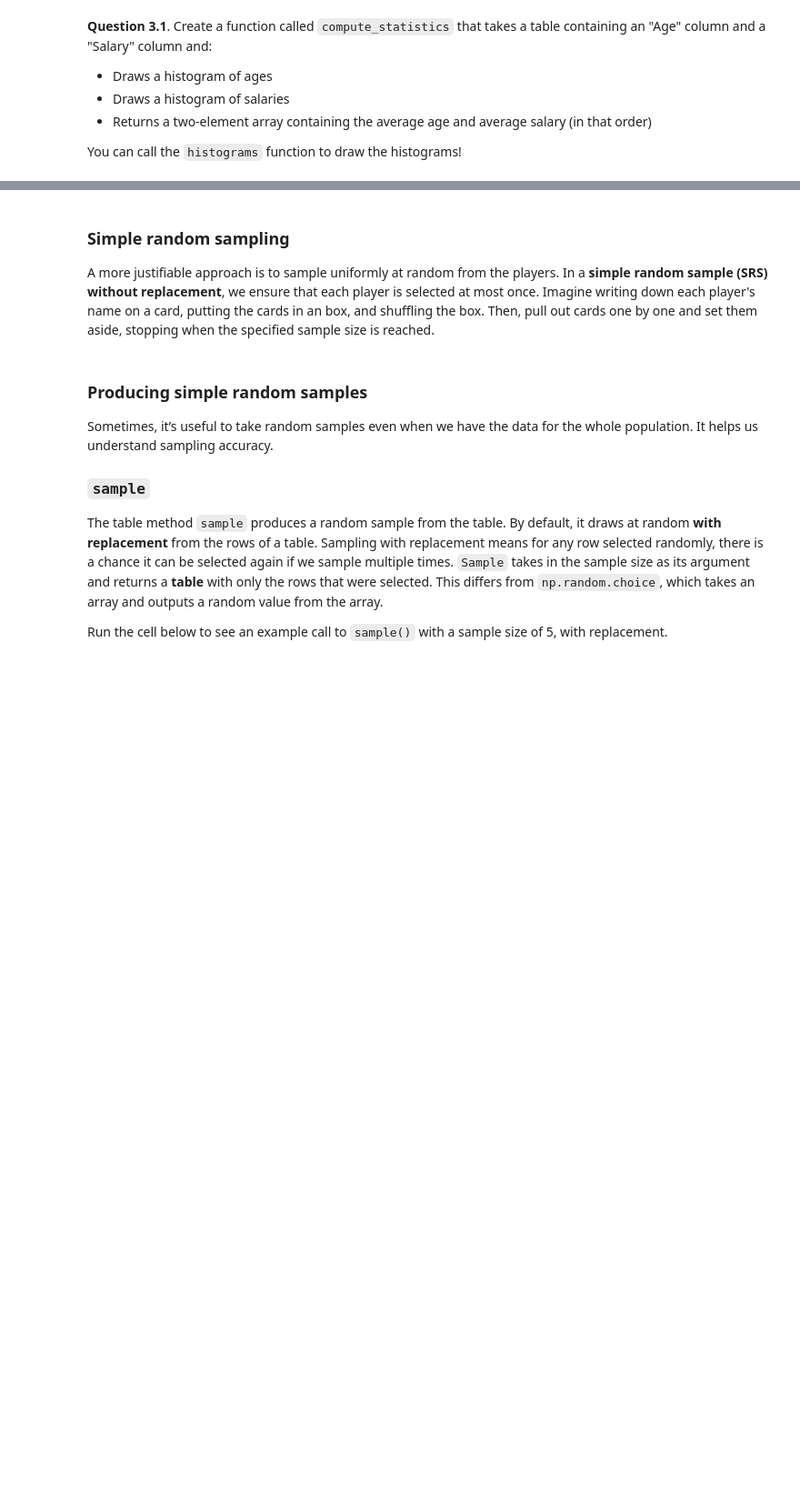
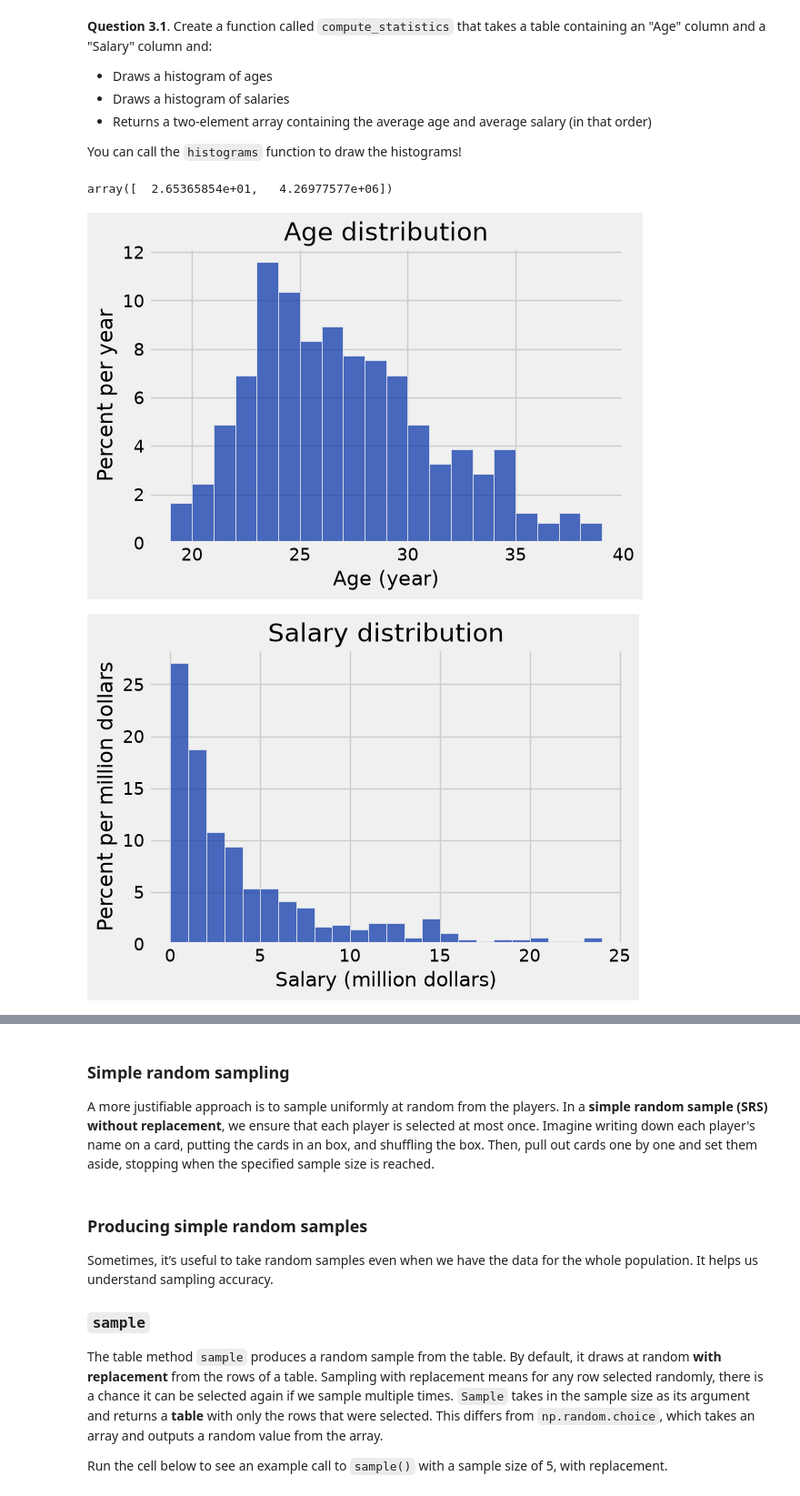
Before and after one commit to Lhoffar/26-intro-solo, a Jupyter notebook: lab 5/lab05.ipynb, the cells around one changed output, grey strips where cells are left out. Shown at 91% size. Saved outputs shown, nothing was run; the diff lists cells and outputs as text; code cells hidden in the pictures; blank space fills up the shorter version.

```diff
--- a/lab 5/lab05.ipynb
+++ b/lab 5/lab05.ipynb
@@ -299,13 +376,19 @@ print('Two histograms should be displayed below')
 You can call the `histograms` function to draw the histograms!
 # %%
 def compute_statistics(age_and_salary_data):
-    ...
-    age = ...
-    salary = ...
-    ...
+    histograms(age_and_salary_data)
+
+    age = age_and_salary_data.column('Age')
+    salary = age_and_salary_data.column('Salary')
+
+    return make_array(np.average(age), np.average(salary))
 
 
 full_stats = compute_statistics(full_data)
 full_stats
+# %% [output]
+array([  2.65365854e+01,   4.26977577e+06])
+[figure, added]
+[figure, added]
 # %%
 grader.check("q31")
```
Also changed, not shown: parts of 28 cells of this notebook, 2 other files.
